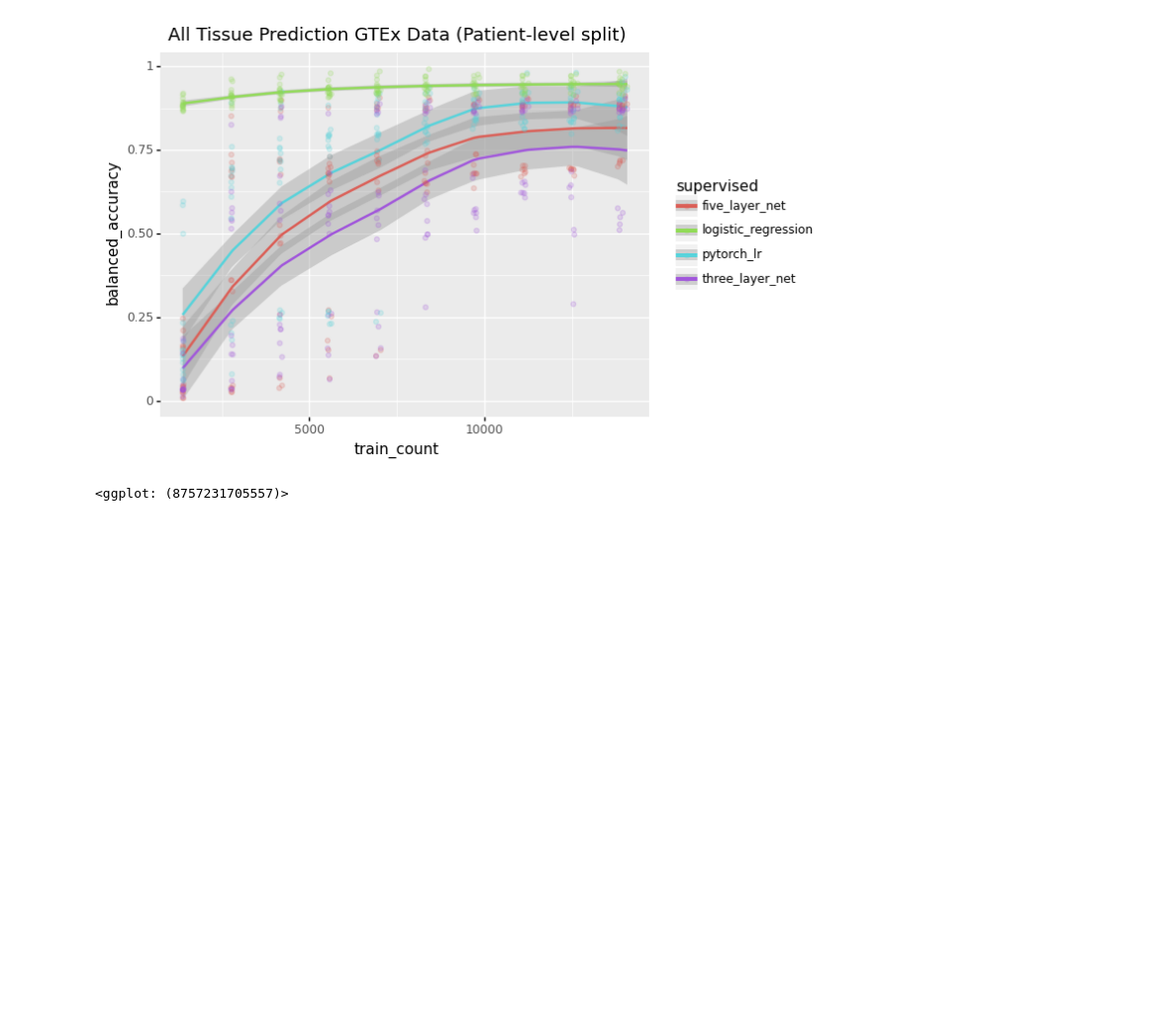
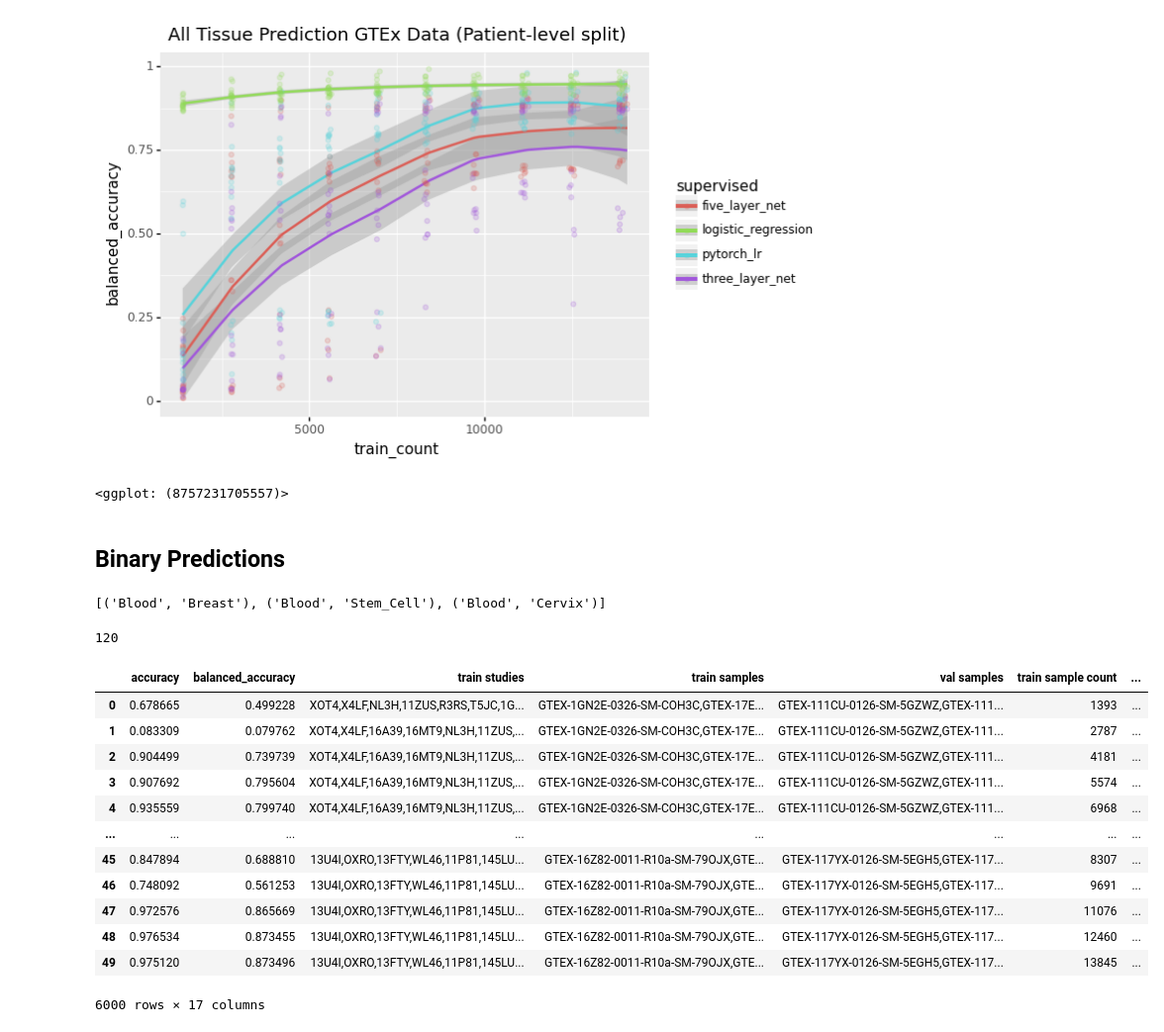
Before and after one commit to greenelab/linear_signal, a Jupyter notebook: notebook/analysis/benchmark_results.ipynb, the cells around one changed output. Shown at 99% size. Saved outputs shown, nothing was run; the diff lists cells and outputs as text; code cells hidden in the pictures; blank space fills up the shorter version.

Commit message:
Add code to be run later for gtex binary classification viz

```diff
--- a/notebook/analysis/benchmark_results.ipynb
+++ b/notebook/analysis/benchmark_results.ipynb
@@ -879,3 +879,74 @@ plot
 # %% [output]
 [figure]
 <ggplot: (8757231705557)>
+# %% [markdown]
+## Binary Predictions
+# %%
+top_five_tissues = ['Blood', 'Brain', 'Skin', 'Esophagus', 'Blood_Vessel']
+
+combo_iterator = itertools.combinations(top_five_tissues, 2)
+tissue_pairs = [pair for pair in combo_iterator]
+tissue_pairs[:3]
+# %% [output]
+[('Blood', 'Breast'), ('Blood', 'Stem_Cell'), ('Blood', 'Cervix')]
+# %%
+in_files = []
+for pair in tissue_pairs:
+    in_files.extend(glob.glob('../../results/gtex.{}.{}.*.tsv'.format(pair[0], pair[1])))
+len(in_files)
+# %% [output]
+120
+# %%
+run_results = pd.DataFrame()
+for path in in_files:
+    new_df = pd.read_csv(path, sep='\t')
+    run_info = os.path.basename(path).split('.')
+
+    tissue1 = run_info[1]
+    tissue2 = run_info[2]
+
+    model_and_seed = run_info[3].split('-')[0]
+    seed = model_and_seed.split('_')[-1]
+    model = '_'.join(model_and_seed.split('_')[:-1])
+
+    correction_method = 'unmodified'
+    if 'signal_removed' in path:
+        if 'sample_level' in path:
+            correction_method = 'signal_removed_sample_level'
+        else:
+            correction_method = 'signal_removed'
+    elif 'study_corrected' in path:
+        correction_method = 'study_corrected'
+    elif 'split_signal' in path:
+        correction_method = 'split_signal'
+
+    new_df['supervised'] = model
+    new_df['seed'] = seed
+    if tissue1 < tissue2:
+        new_df['tissue1'] = tissue1
+        new_df['tissue2'] = tissue2
+    else:
+        new_df['tissue1'] = tissue2
+        new_df['tissue2'] = tissue1
+    new_df['correction_method'] = correction_method
+    new_df['pair'] = new_df['tissue1'] + '-' + new_df['tissue2']
+
+    run_results = pd.concat([run_results, new_df])
+
+run_results['train_count'] = run_results['train sample count']
+run_results['supervised'] = run_results['supervised'].str.replace('pytorch_supervised', 'three_layer_net')
+run_results
+# %% [output]
+|  | accuracy | balanced_accuracy | train studies | train samples | val samples | train sample count | ... |
+| 0 | 0.678665 | 0.499228 | XOT4,X4LF,NL3H,11ZUS,R3RS,T5JC,1G... | GTEX-1GN2E-0326-SM-COH3C,GTEX-17E... | GTEX-111CU-0126-SM-5GZWZ,GTEX-111... | 1393 | ... |
+| 1 | 0.083309 | 0.079762 | XOT4,X4LF,16A39,16MT9,NL3H,11ZUS,... | GTEX-1GN2E-0326-SM-COH3C,GTEX-17E... | GTEX-111CU-0126-SM-5GZWZ,GTEX-111... | 2787 | ... |
+| 2 | 0.904499 | 0.739739 | XOT4,X4LF,16A39,16MT9,NL3H,11ZUS,... | GTEX-1GN2E-0326-SM-COH3C,GTEX-17E... | GTEX-111CU-0126-SM-5GZWZ,GTEX-111... | 4181 | ... |
+| 3 | 0.907692 | 0.795604 | XOT4,X4LF,16A39,16MT9,NL3H,11ZUS,... | GTEX-1GN2E-0326-SM-COH3C,GTEX-17E... | GTEX-111CU-0126-SM-5GZWZ,GTEX-111... | 5574 | ... |
+| 4 | 0.935559 | 0.799740 | XOT4,X4LF,16A39,16MT9,NL3H,11ZUS,... | GTEX-1GN2E-0326-SM-COH3C,GTEX-17E... | GTEX-111CU-0126-SM-5GZWZ,GTEX-111... | 6968 | ... |
+| ... | ... | ... | ... | ... | ... | ... | ... |
+| 45 | 0.847894 | 0.688810 | 13U4I,OXRO,13FTY,WL46,11P81,145LU... | GTEX-16Z82-0011-R10a-SM-79OJX,GTE... | GTEX-117YX-0126-SM-5EGH5,GTEX-117... | 8307 | ... |
+| 46 | 0.748092 | 0.561253 | 13U4I,OXRO,13FTY,WL46,11P81,145LU... | GTEX-16Z82-0011-R10a-SM-79OJX,GTE... | GTEX-117YX-0126-SM-5EGH5,GTEX-117... | 9691 | ... |
+| 47 | 0.972576 | 0.865669 | 13U4I,OXRO,13FTY,WL46,11P81,145LU... | GTEX-16Z82-0011-R10a-SM-79OJX,GTE... | GTEX-117YX-0126-SM-5EGH5,GTEX-117... | 11076 | ... |
+| 48 | 0.976534 | 0.873455 | 13U4I,OXRO,13FTY,WL46,11P81,145LU... | GTEX-16Z82-0011-R10a-SM-79OJX,GTE... | GTEX-117YX-0126-SM-5EGH5,GTEX-117... | 12460 | ... |
+| 49 | 0.975120 | 0.873496 | 13U4I,OXRO,13FTY,WL46,11P81,145LU... | GTEX-16Z82-0011-R10a-SM-79OJX,GTE... | GTEX-117YX-0126-SM-5EGH5,GTEX-117... | 13845 | ... |
+6000 rows × 17 columns
```
Also changed, not shown: parts of 1 cell of this notebook.
